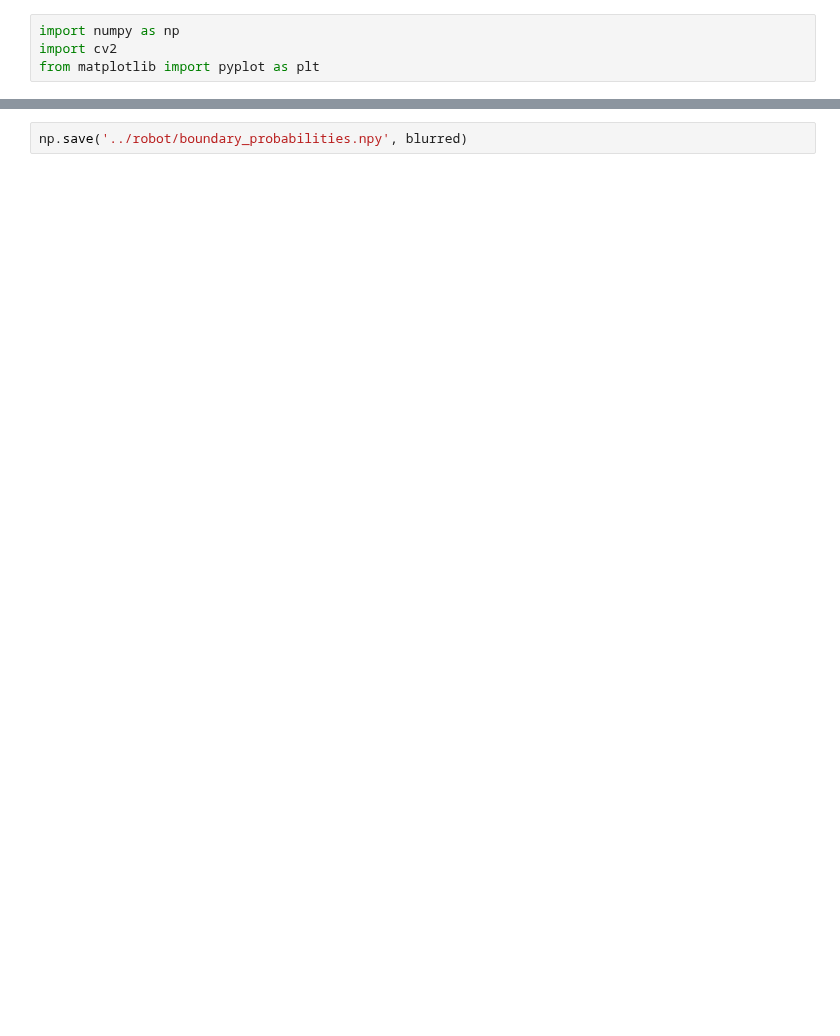
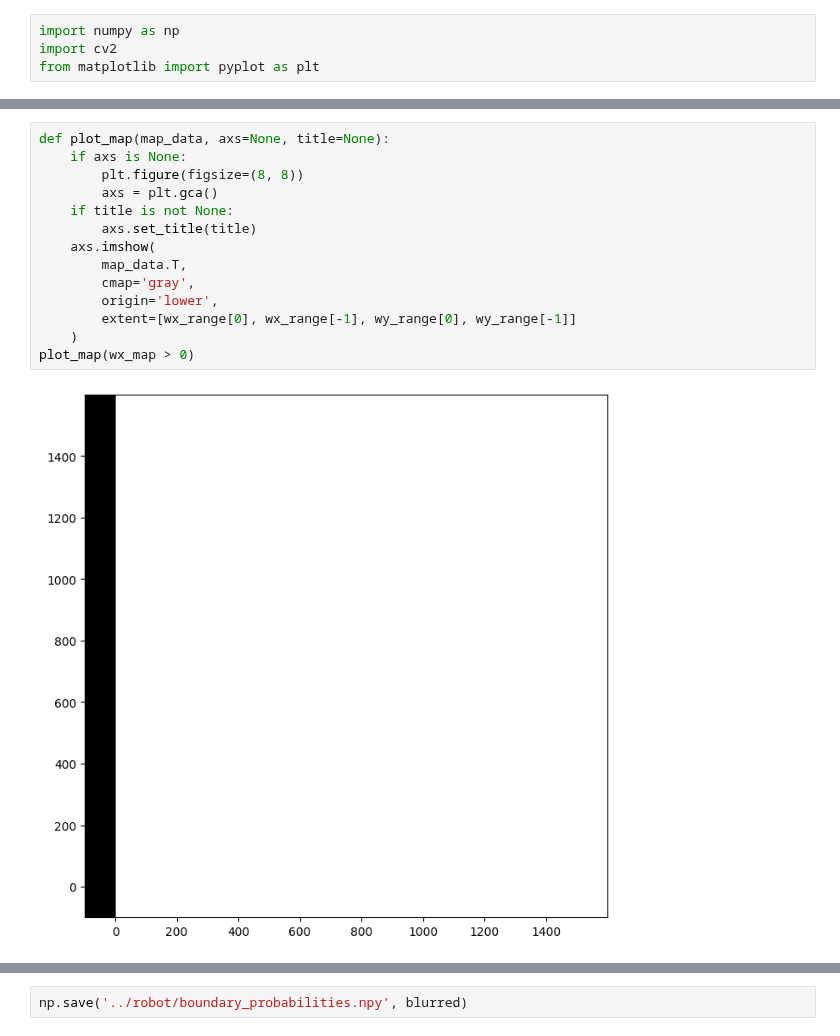
Before and after one commit to PacktPublishing/Learn-Robotics-Programming-3rd-edition, a Jupyter notebook: experiments/boundary_probabilities.ipynb, the cells around one changed output, grey strips where cells are left out. Drawn from its saved outputs; the diff is of its cells as text; blank space fills up the shorter version.

```diff
--- a/experiments/boundary_probabilities.ipynb
+++ b/experiments/boundary_probabilities.ipynb
@@ -39,0 +54,16 @@ low_probability = 10 ** -10
+# %%
+def plot_map(map_data, axs=None, title=None):
+    if axs is None:
+        plt.figure(figsize=(8, 8))
+        axs = plt.gca()
+    if title is not None:
+        axs.set_title(title)
+    axs.imshow(
+        map_data.T,
+        cmap='gray',
+        origin='lower',
+        extent=[wx_range[0], wx_range[-1], wy_range[0], wy_range[-1]]
+    )
+plot_map(wx_map > 0)
+# %% [output]
+[figure, added]
```
Also changed, not shown: parts of 9 cells of this notebook, 2 other files.
